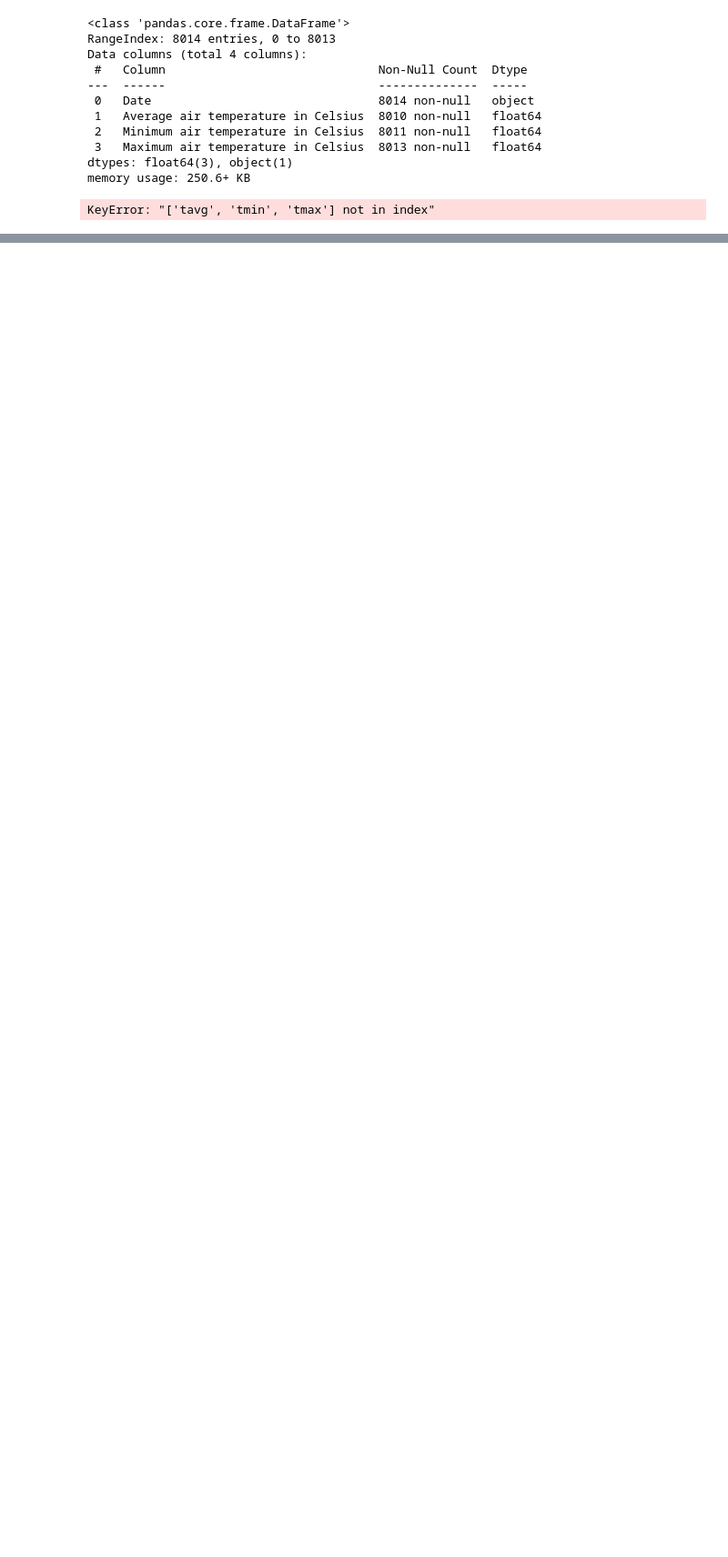
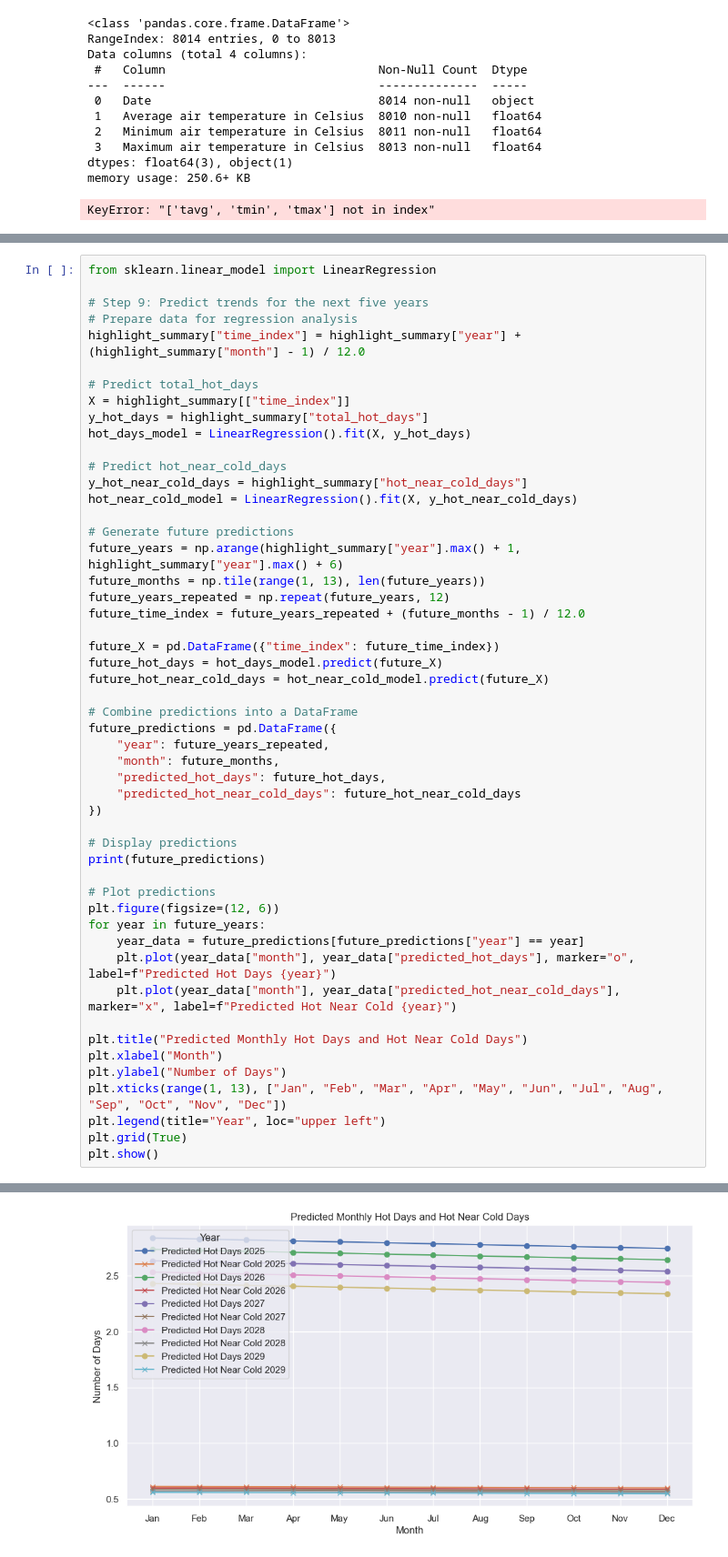
Before and after one commit to kknb1982/pfda, a Jupyter notebook: mywork/projectdrafts/Project-Copy1.ipynb, the cells around one changed output, grey strips where cells are left out. Shown at 91% size. Drawn from its saved outputs; the diff is of its cells as text; blank space fills up the shorter version.

```diff
--- a/mywork/projectdrafts/Project-Copy1.ipynb
+++ b/mywork/projectdrafts/Project-Copy1.ipynb
@@ -390,0 +477,52 @@ KeyError: "['tavg', 'tmin', 'tmax'] not in index"
+# %%
+from sklearn.linear_model import LinearRegression
+
+# Step 9: Predict trends for the next five years
+# Prepare data for regression analysis
+highlight_summary["time_index"] = highlight_summary["year"] + (highlight_summary["month"] - 1) / 12.0
+
+# Predict total_hot_days
+X = highlight_summary[["time_index"]]
+y_hot_days = highlight_summary["total_hot_days"]
+hot_days_model = LinearRegression().fit(X, y_hot_days)
+
+# Predict hot_near_cold_days
+y_hot_near_cold_days = highlight_summary["hot_near_cold_days"]
+hot_near_cold_model = LinearRegression().fit(X, y_hot_near_cold_days)
+
+# Generate future predictions
+future_years = np.arange(highlight_summary["year"].max() + 1, highlight_summary["year"].max() + 6)
+future_months = np.tile(range(1, 13), len(future_years))
+future_years_repeated = np.repeat(future_years, 12)
+future_time_index = future_years_repeated + (future_months - 1) / 12.0
+
+future_X = pd.DataFrame({"time_index": future_time_index})
+future_hot_days = hot_days_model.predict(future_X)
+future_hot_near_cold_days = hot_near_cold_model.predict(future_X)
+
+# Combine predictions into a DataFrame
+future_predictions = pd.DataFrame({
+    "year": future_years_repeated,
+    "month": future_months,
+    "predicted_hot_days": future_hot_days,
+    "predicted_hot_near_cold_days": future_hot_near_cold_days
+})
+
+# Display predictions
+print(future_predictions)
+
+# Plot predictions
+plt.figure(figsize=(12, 6))
+for year in future_years:
+    year_data = future_predictions[future_predictions["year"] == year]
+    plt.plot(year_data["month"], year_data["predicted_hot_days"], marker="o", label=f"Predicted Hot Days {year}")
+    plt.plot(year_data["month"], year_data["predicted_hot_near_cold_days"], marker="x", label=f"Predicted Hot Near Cold {year}")
+
+plt.title("Predicted Monthly Hot Days and Hot Near Cold Days")
+plt.xlabel("Month")
+plt.ylabel("Number of Days")
+plt.xticks(range(1, 13), ["Jan", "Feb", "Mar", "Apr", "May", "Jun", "Jul", "Aug", "Sep", "Oct", "Nov", "Dec"])
+plt.legend(title="Year", loc="upper left")
+plt.grid(True)
+plt.show()
+# %% [output]
@@ -390,0 +546 @@ KeyError: "['tavg', 'tmin', 'tmax'] not in index"
+[figure, added]
```
Also changed, not shown: parts of 7 cells of this notebook.
